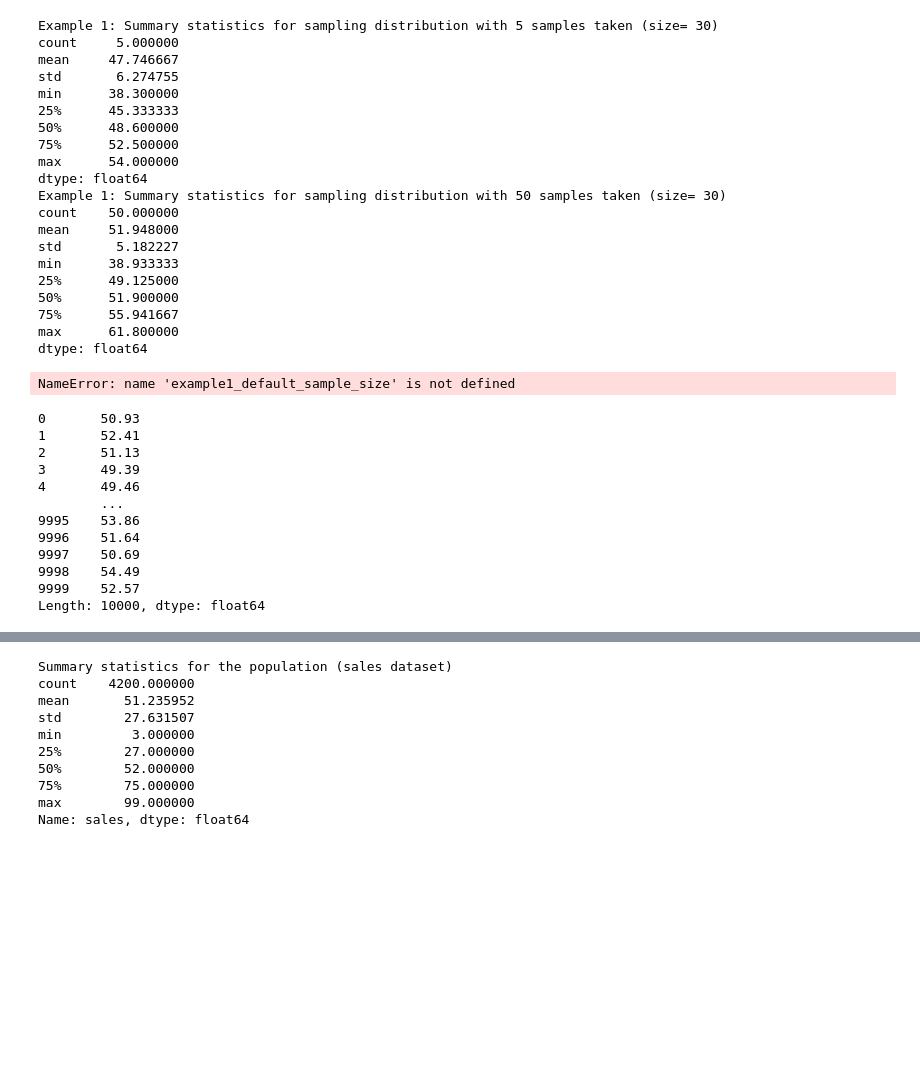
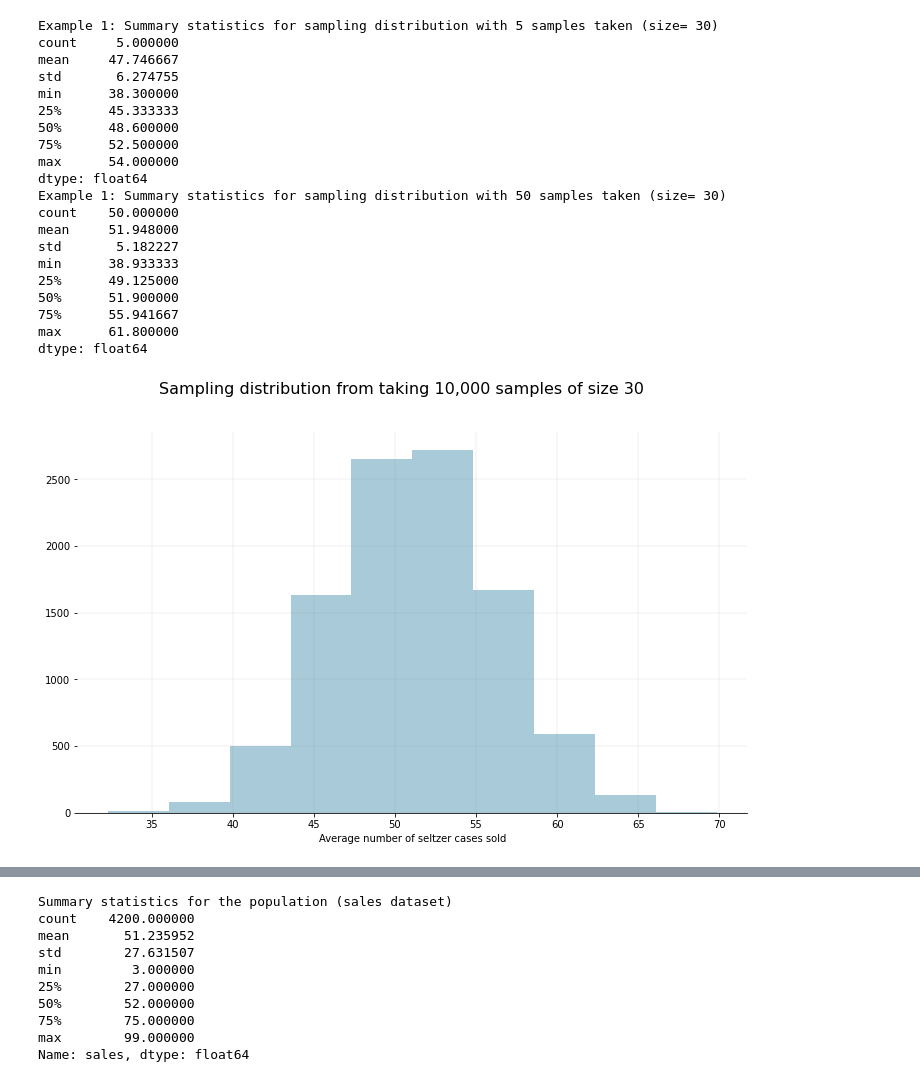
Before and after one commit to vinod2814/Statistics, a Jupyter notebook: Central limit theorem.ipynb, the cells around one changed output, grey strips where cells are left out. Cells and saved outputs as stored; diff of their text form; code cells hidden in the pictures; blank space fills up the shorter version.

```diff
--- a/Central limit theorem.ipynb
+++ b/Central limit theorem.ipynb
@@ -152,37 +152,22 @@ dtype: float64
 # %%
 # Ploting sample means
 def plot_sample_means(sample_means_array, plot_color='#A9CBD9', title='', filename='plot'):
     fig, ax = plt.subplots(figsize=(12, 7))
     fig.suptitle(title, fontsize=16)
     ax.hist(sample_means_array, color=plot_color)
 
     # removing to and right border
     ax.spines['top'].set_visible(False)
     ax.spines['left'].set_visible(False)
     ax.spines['right'].set_visible(False)
     # adding major gridlines
     ax.grid(color='grey', linestyle='-', linewidth=0.25, alpha=0.5)
     ax.set_xlabel("Average number of seltzer cases sold")
     fig.savefig(filename)
-plot_title = 'Sampling distribution from taking 10,000 samples of size ' + str(example1_default_sample_size)
+plot_title = 'Sampling distribution from taking 10,000 samples of size ' + str(example1_sample_size)
 plot_sample_means(example_1_means[4], title=plot_title, filename="example_1_sampling_dist_10ksamples")
 # %% [output]
-NameError: name 'example1_default_sample_size' is not defined
+[figure, added]
-# %%
-example_2_sampling_distribution
-# %% [output]
-0       50.93
-1       52.41
-2       51.13
-3       49.39
-4       49.46
-        ...
-9995    53.86
-9996    51.64
-9997    50.69
-9998    54.49
-9999    52.57
-Length: 10000, dtype: float64
 # %%
 example_2_sampling_distribution = pd.Series(example_2_means[4])
 print("Summary statistics for sampling distribution with " + str(example_2_number_of_samples_array[4]) + " samples taken (size= "+ str(example_2_sample_size) + ")")
```
Also changed, not shown: parts of 2 cells of this notebook.
